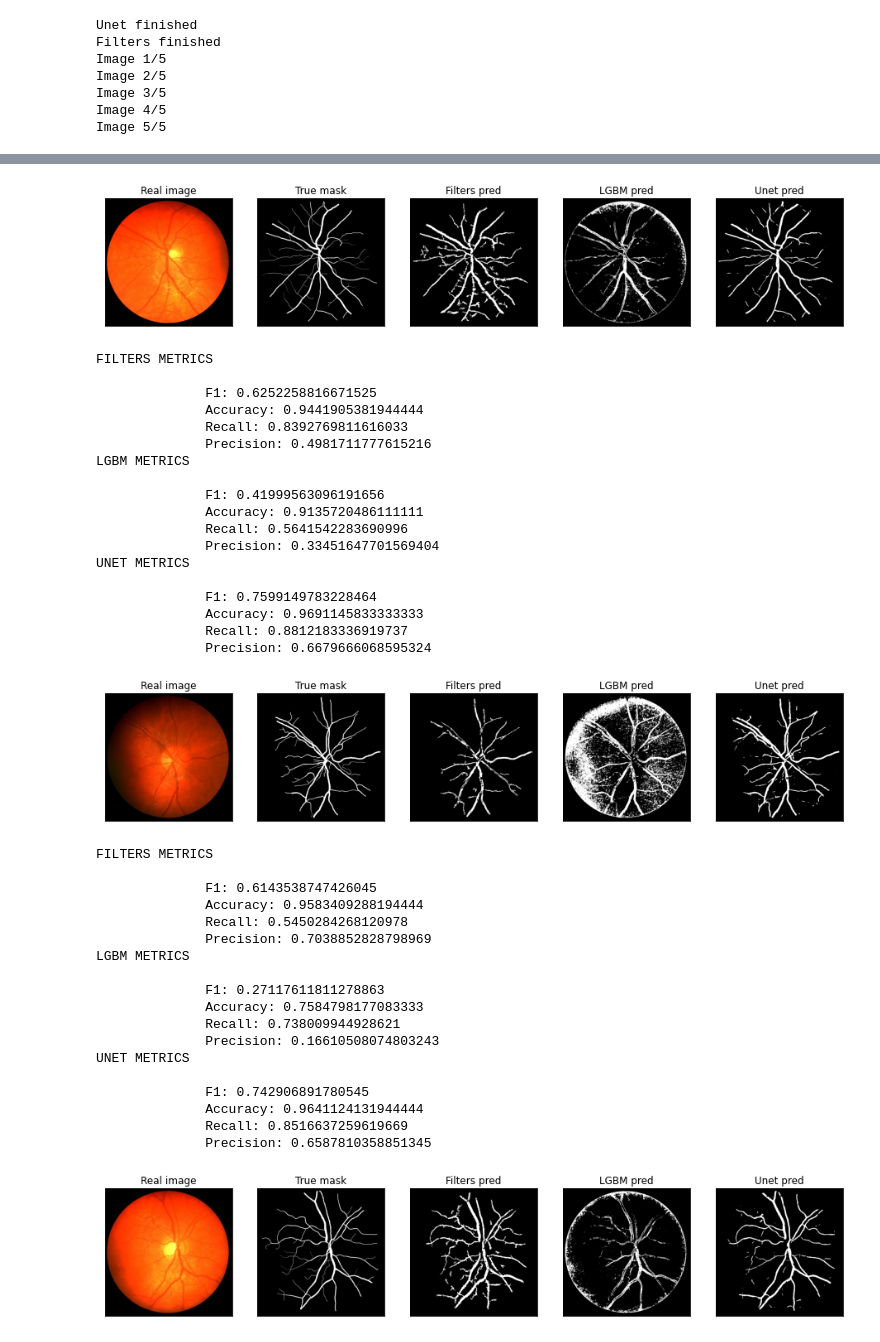
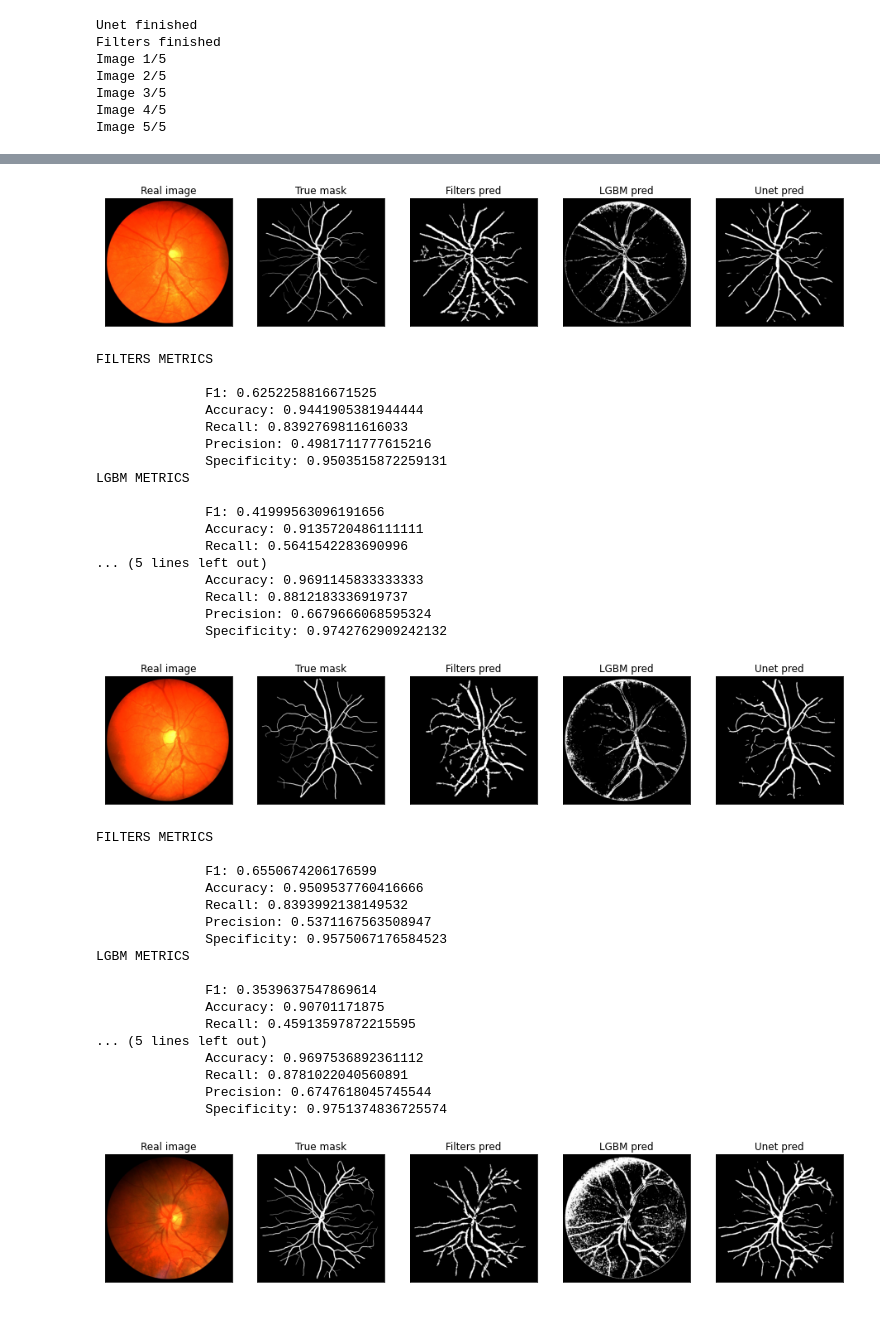
Before and after one commit to D3nz13/Retinal_Blood_Vessels_Segmentation, a Jupyter notebook: notebooks/compare_results.ipynb, the cells around one changed output, grey strips where cells are left out. Cells and saved outputs as stored; diff of their text form; code cells hidden in the pictures.

Commit message:
Add specificity metric

```diff
--- a/notebooks/compare_results.ipynb
+++ b/notebooks/compare_results.ipynb
@@ -126,6 +126,9 @@ def process_image_filters(image_array: np.array):
     result_img = extracted_vessels_without_noise_thresh
 
     return result_img/255
+# %%
+def specificity(y_true, y_pred):
+    return recall_score(y_true, y_pred, pos_label=0)
 # %%
 unet = load_model('../models/unet.hdf5', compile=False)
 
@@ -151,8 +144,8 @@ total_masks = test_masks + val_masks[:2]
 # %%
 unet_images, lgbm_images = [], []
 
-for i, img in enumerate(total_images, start=1):
-    print(f"Image {i}/{len(total_images)}")
+for i, img in enumerate(test_images, start=1):
+    print(f"Image {i}/{len(test_images)}")
     unet_images.append(prepare_image_unet(img))
     lgbm_images.append(prepare_image_lgbm(img, 1, (5, 5), True, (2, 2)))
 # %% [output]
@@ -164,7 +157,7 @@ Image 5/5
 # %%
 unet_preds = [make_prediction_unet(unet, img) for img in unet_images]
 print("Unet finished")
-filters_preds = [process_image_filters(img) for img in total_images]
+filters_preds = [process_image_filters(img) for img in test_images]
 print("Filters finished")
 
 lgbm_preds = []
@@ -183,27 +176,34 @@ Image 3/5
 Image 4/5
 Image 5/5
 # %%
-for true_img, true_mask, filters_pred, lgbm_pred, unet_pred in zip(total_images, total_masks, filters_preds, lgbm_preds, unet_preds):
+for true_img, true_mask, filters_pred, lgbm_pred, unet_pred in zip(test_images, test_masks, filters_preds, lgbm_preds, unet_preds):
     true_mask = (true_mask/255).astype(int)
+    true_mask_vec = true_mask.flatten().astype(int)
+    filters_pred_vec = filters_pred.flatten().astype(int)
+    lgbm_pred_vec = lgbm_pred.flatten().astype(int)
+    unet_pred_vec = unet_pred.flatten().astype(int)
     plot_predictions(true_img, true_mask, filters_pred, lgbm_pred, unet_pred)
     print("FILTERS METRICS")
     print(f"""
-              F1: {f1_score(true_mask, filters_pred, average='micro')}
-              Accuracy: {np.sum(true_mask == filters_pred)/(IMG_SIZE[0]*IMG_SIZE[1])}
-              Recall: {recall_score(true_mask, filters_pred, average='micro')}
-              Precision: {precision_score(true_mask, filters_pred, average='micro')}""")
+              F1: {f1_score(true_mask_vec, filters_pred_vec)}
+              Accuracy: {accuracy_score(true_mask_vec, filters_pred_vec)}
+              Recall: {recall_score(true_mask_vec, filters_pred_vec)}
+              Precision: {precision_score(true_mask_vec, filters_pred_vec)}
+              Specificity: {specificity(true_mask_vec, filters_pred_vec)}""")
     print("LGBM METRICS")
     print(f"""
-              F1: {f1_score(true_mask, lgbm_pred, average='micro')}
-              Accuracy: {np.sum(true_mask == lgbm_pred)/(IMG_SIZE[0]*IMG_SIZE[1])}
-              Recall: {recall_score(true_mask, lgbm_pred, average='micro')}
-              Precision: {precision_score(true_mask, lgbm_pred, average='micro')}""")
+              F1: {f1_score(true_mask_vec, lgbm_pred_vec)}
+              Accuracy: {accuracy_score(true_mask_vec, lgbm_pred_vec)}
+              Recall: {recall_score(true_mask_vec, lgbm_pred_vec)}
+              Precision: {precision_score(true_mask_vec, lgbm_pred_vec)}
+              Specificity: {specificity(true_mask_vec, lgbm_pred_vec)}""")
     print("UNET METRICS")
     print(f"""
-              F1: {f1_score(true_mask, unet_pred, average='micro')}
-              Accuracy: {np.sum(true_mask == unet_pred)/(IMG_SIZE[0]*IMG_SIZE[1])}
-              Recall: {recall_score(true_mask, unet_pred, average='micro')}
-              Precision: {precision_score(true_mask, unet_pred, average='micro')}""")
+              F1: {f1_score(true_mask_vec, unet_pred_vec)}
+              Accuracy: {accuracy_score(true_mask_vec, unet_pred_vec)}
+              Recall: {recall_score(true_mask_vec, unet_pred_vec)}
+              Precision: {precision_score(true_mask_vec, unet_pred_vec)}
+              Specificity: {specificity(true_mask_vec, unet_pred_vec)}""")
 # %% [output]
 [figure]
 FILTERS METRICS
@@ -227,41 +226,39 @@ UNET METRICS
 [figure]
 FILTERS METRICS
 
               F1: 0.6252258816671525
               Accuracy: 0.9441905381944444
               Recall: 0.8392769811616033
               Precision: 0.4981711777615216
+              Specificity: 0.9503515872259131
 LGBM METRICS
 
               F1: 0.41999563096191656
               Accuracy: 0.9135720486111111
               Recall: 0.5641542283690996
-              Precision: 0.33451647701569404
-UNET METRICS
-
-              F1: 0.7599149783228464
+... (5 lines left out)
               Accuracy: 0.9691145833333333
               Recall: 0.8812183336919737
               Precision: 0.6679666068595324
+              Specificity: 0.9742762909242132
-[figure, old version]
+[figure, new version]
 FILTERS METRICS
 
-              F1: 0.6143538747426045
-              Accuracy: 0.9583409288194444
-              Recall: 0.5450284268120978
-              Precision: 0.7038852828798969
+              F1: 0.6550674206176599
+              Accuracy: 0.9509537760416666
+              Recall: 0.8393992138149532
+              Precision: 0.5371167563508947
+              Specificity: 0.9575067176584523
 LGBM METRICS
 
-              F1: 0.27117611811278863
-              Accuracy: 0.7584798177083333
-              Recall: 0.738009944928621
-              Precision: 0.16610508074803243
-UNET METRICS
-
-              F1: 0.742906891780545
-              Accuracy: 0.9641124131944444
-              Recall: 0.8516637259619669
-              Precision: 0.6587810358851345
+              F1: 0.3539637547869614
+              Accuracy: 0.90701171875
+              Recall: 0.45913597872215595
+... (5 lines left out)
+              Accuracy: 0.9697536892361112
+              Recall: 0.8781022040560891
+              Precision: 0.6747618045745544
+              Specificity: 0.9751374836725574
-[figure, old version]
+[figure, new version]
 FILTERS METRICS
 
```
Also changed, not shown: parts of 2 cells of this notebook, 6 other files.
